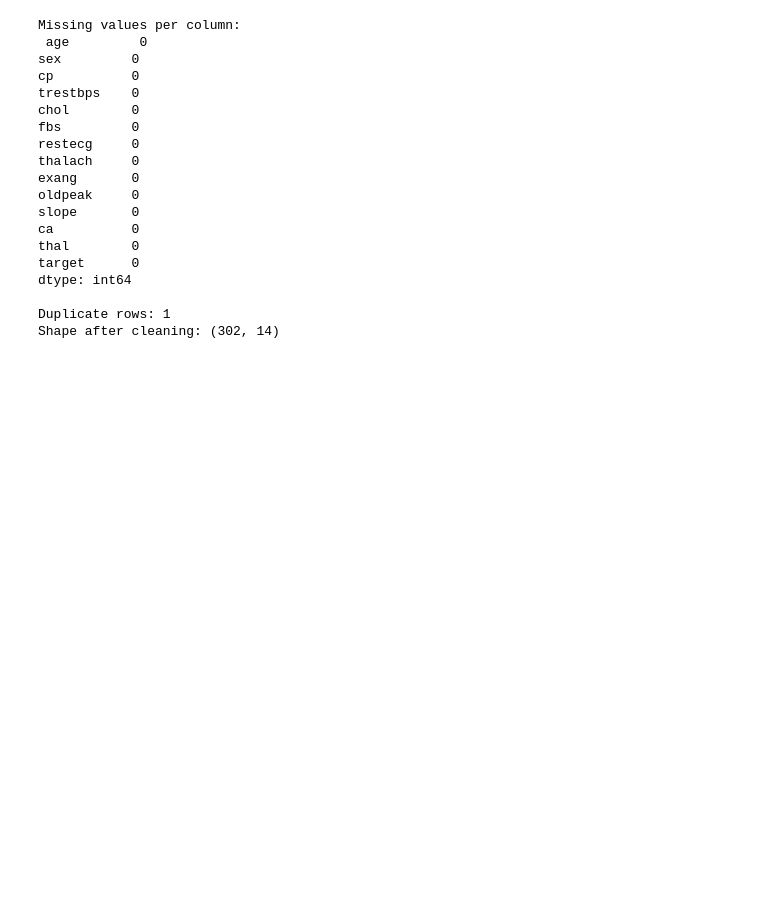
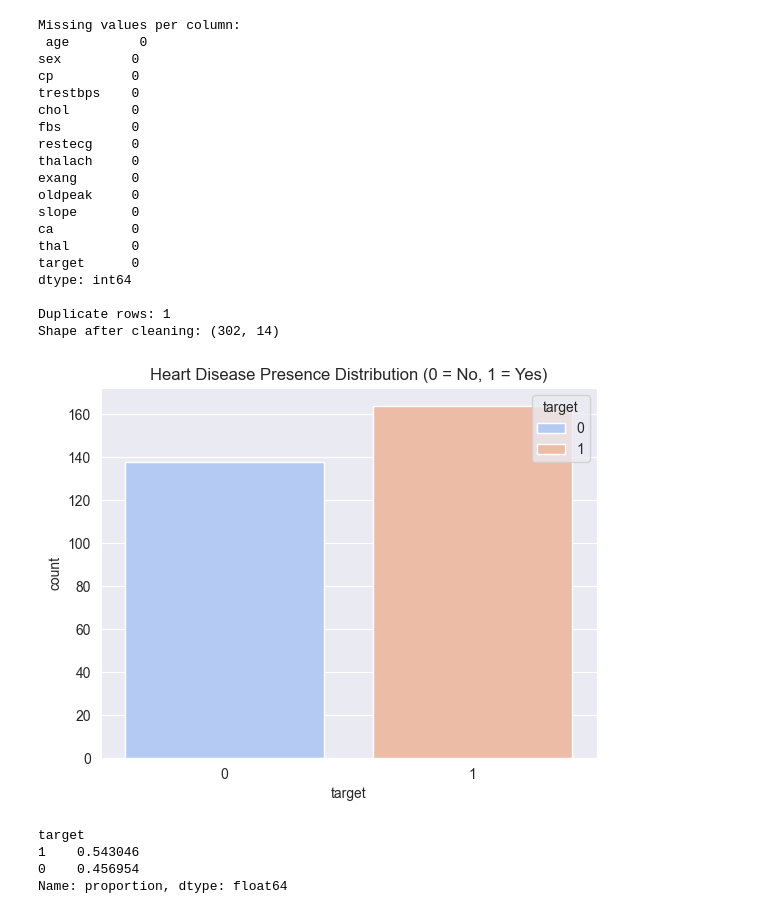
Before and after one commit to DKB-Erico/codveda_data_science, a Jupyter notebook: Exploratory Data Analysis (EDA).ipynb, the cells around one changed output. Drawn from its saved outputs; the diff is of its cells as text; code cells hidden in the pictures; blank space fills up the shorter version.

Commit message:
Used a histogram to show target variable distribution

```diff
--- a/Exploratory Data Analysis (EDA).ipynb
+++ b/Exploratory Data Analysis (EDA).ipynb
@@ -82,3 +82,16 @@ dtype: int64
 
 Duplicate rows: 1
 Shape after cleaning: (302, 14)
+# %%
+# Target variable distribution
+sns.countplot(x = "target", data = df, palette = "coolwarm", hue = "target")
+plt.title("Heart Disease Presence Distribution (0 = No, 1 = Yes)")
+plt.show()
+
+print(df["target"].value_counts(normalize = True))
+# %% [output]
+[figure, added]
+target
+1    0.543046
+0    0.456954
+Name: proportion, dtype: float64
```
